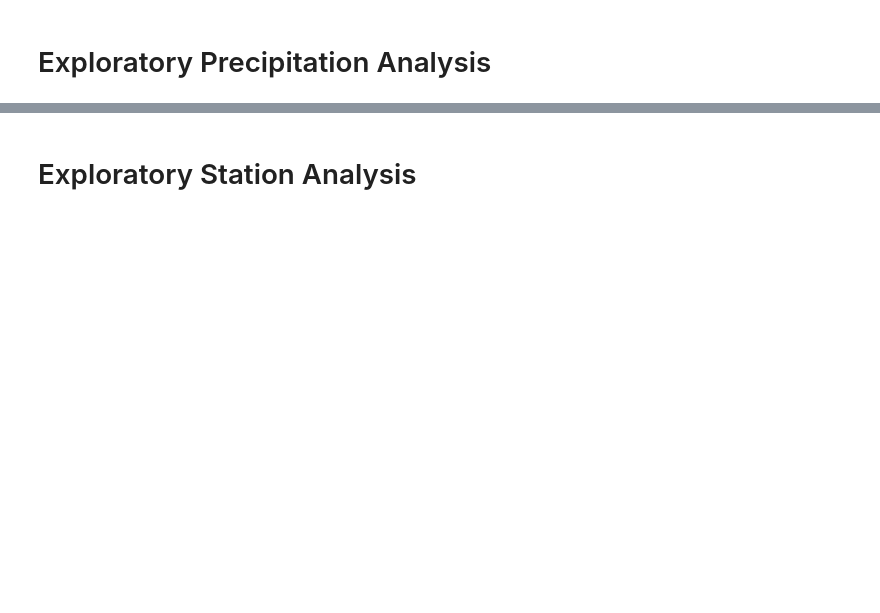
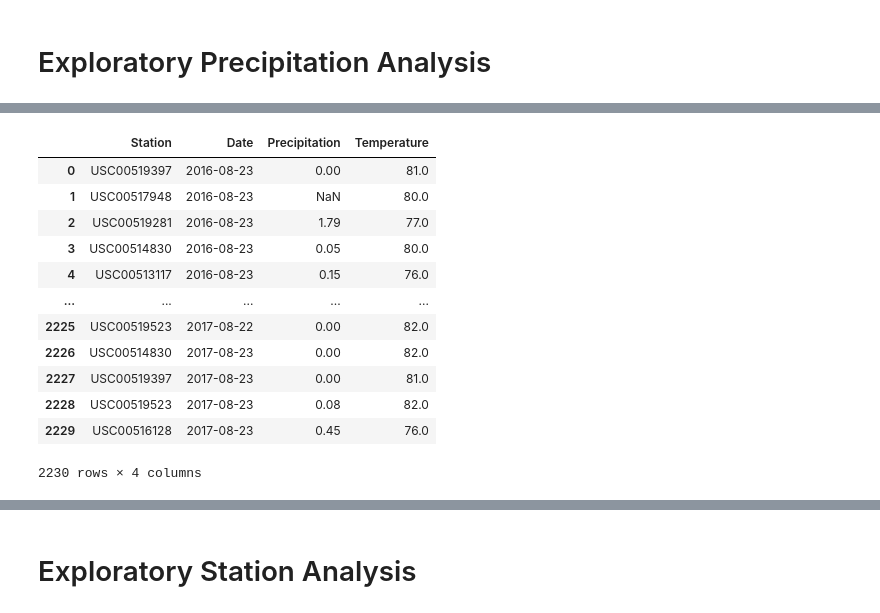
Before and after one commit to SyFlores/sqlalchemy-challenge, a Jupyter notebook: climate_starter.ipynb, the cells around one changed output, grey strips where cells are left out. Drawn from its saved outputs; the diff is of its cells as text; code cells hidden in the pictures; blank space fills up the shorter version.

```diff
--- a/climate_starter.ipynb
+++ b/climate_starter.ipynb
@@ -67,2 +71,18 @@ meas_df.head(20)
+# %%
+year_data_df
+# %% [output]
+|  | Station | Date | Precipitation | Temperature |
+| 0 | USC00519397 | 2016-08-23 | 0.00 | 81.0 |
+| 1 | USC00517948 | 2016-08-23 | NaN | 80.0 |
+| 2 | USC00519281 | 2016-08-23 | 1.79 | 77.0 |
+| 3 | USC00514830 | 2016-08-23 | 0.05 | 80.0 |
+| 4 | USC00513117 | 2016-08-23 | 0.15 | 76.0 |
+| ... | ... | ... | ... | ... |
+| 2225 | USC00519523 | 2017-08-22 | 0.00 | 82.0 |
+| 2226 | USC00514830 | 2017-08-23 | 0.00 | 82.0 |
+| 2227 | USC00519397 | 2017-08-23 | 0.00 | 81.0 |
+| 2228 | USC00519523 | 2017-08-23 | 0.08 | 82.0 |
+| 2229 | USC00516128 | 2017-08-23 | 0.45 | 76.0 |
+2230 rows × 4 columns
 # %%
 # Use Pandas Plotting with Matplotlib to plot the data
```
Also changed, not shown: parts of 13 cells of this notebook.
